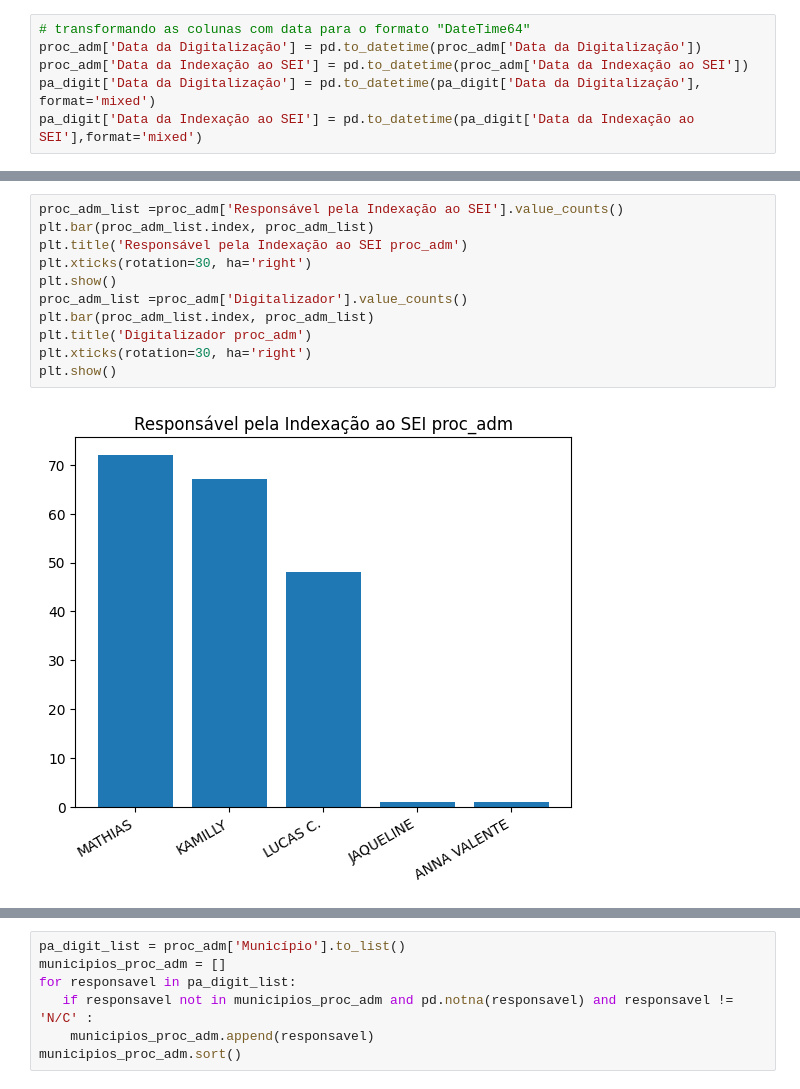
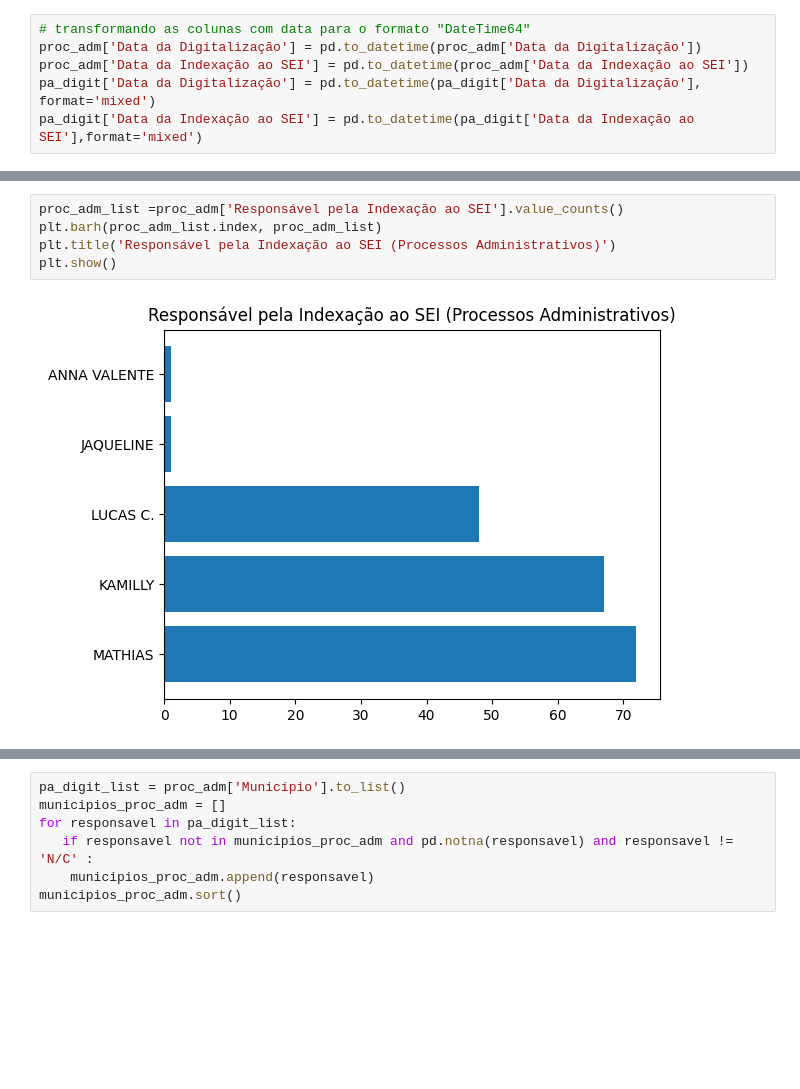
Before and after one commit to Gabxist/Prog_ap, a Jupyter notebook: Prog_ap_ANALISE_DE_DADOS.ipynb, the cells around one changed output, grey strips where cells are left out. Saved outputs shown, nothing was run; the diff lists cells and outputs as text; blank space fills up the shorter version.

```diff
--- a/Prog_ap_ANALISE_DE_DADOS.ipynb
+++ b/Prog_ap_ANALISE_DE_DADOS.ipynb
@@ -161,13 +146,7 @@ plt.show()
 # %%
 proc_adm_list =proc_adm['Responsável pela Indexação ao SEI'].value_counts()
-plt.bar(proc_adm_list.index, proc_adm_list)
-plt.title('Responsável pela Indexação ao SEI proc_adm')
-plt.xticks(rotation=30, ha='right')
+plt.barh(proc_adm_list.index, proc_adm_list)
+plt.title('Responsável pela Indexação ao SEI (Processos Administrativos)')
 plt.show()
-proc_adm_list =proc_adm['Digitalizador'].value_counts()
-plt.bar(proc_adm_list.index, proc_adm_list)
-plt.title('Digitalizador proc_adm')
-plt.xticks(rotation=30, ha='right')
-plt.show()
 # %% [output]
-[figure, old version]
+[figure, new version]
```
Also changed, not shown: parts of 18 cells of this notebook.
